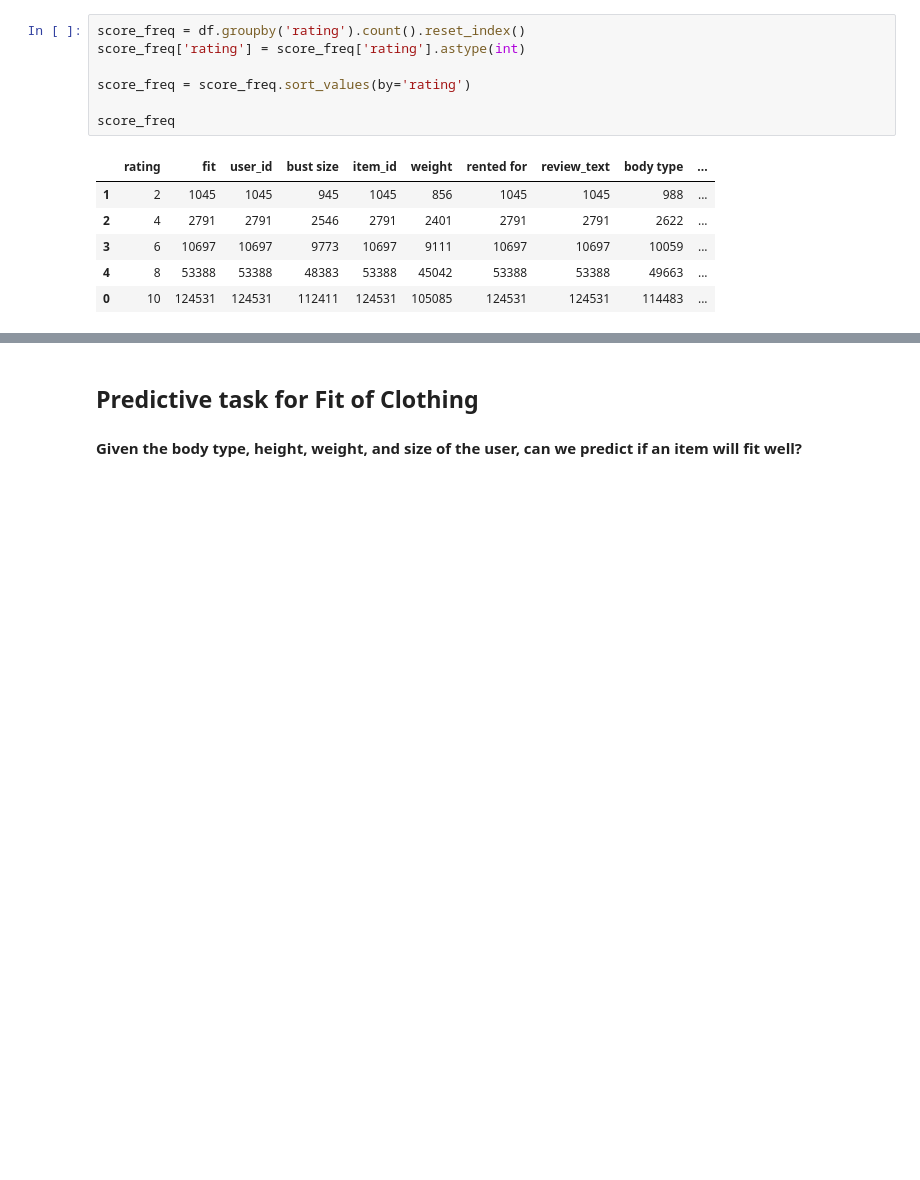
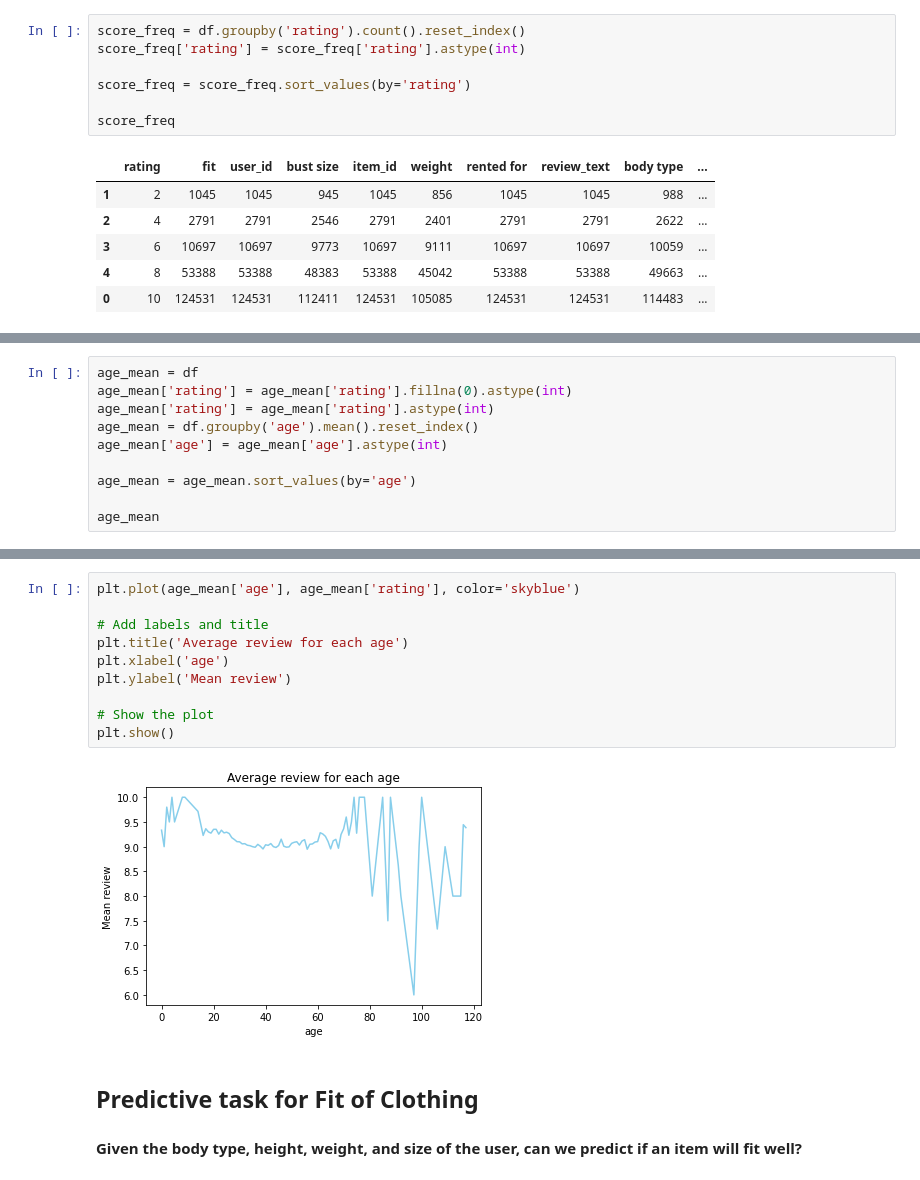
Before and after one commit to CSE-158-As2/Assignment-2, a Jupyter notebook: assignment2.ipynb, the cells around one changed output, grey strips where cells are left out. Drawn from its saved outputs; the diff is of its cells as text; blank space fills up the shorter version.

```diff
--- a/assignment2.ipynb
+++ b/assignment2.ipynb
@@ -201,0 +221,10 @@ plt.show()
+# %%
+age_mean = df
+age_mean['rating'] = age_mean['rating'].fillna(0).astype(int)
+age_mean['rating'] = age_mean['rating'].astype(int)
+age_mean = df.groupby('age').mean().reset_index()
+age_mean['age'] = age_mean['age'].astype(int)
+
+age_mean = age_mean.sort_values(by='age')
+
+age_mean
@@ -202,3 +245,15 @@ plt.show()
+# %%
+plt.plot(age_mean['age'], age_mean['rating'], color='skyblue')
+
+# Add labels and title
+plt.title('Average review for each age')
+plt.xlabel('age')
+plt.ylabel('Mean review')
+
+# Show the plot
+plt.show()
+# %% [output]
+[figure, added]
 # %% [markdown]
 ## Predictive task for Fit of Clothing
 #### Given the body type, height, weight, and size of the user, can we predict if an item will fit well?
```
Also changed, not shown: parts of 12 cells of this notebook.
